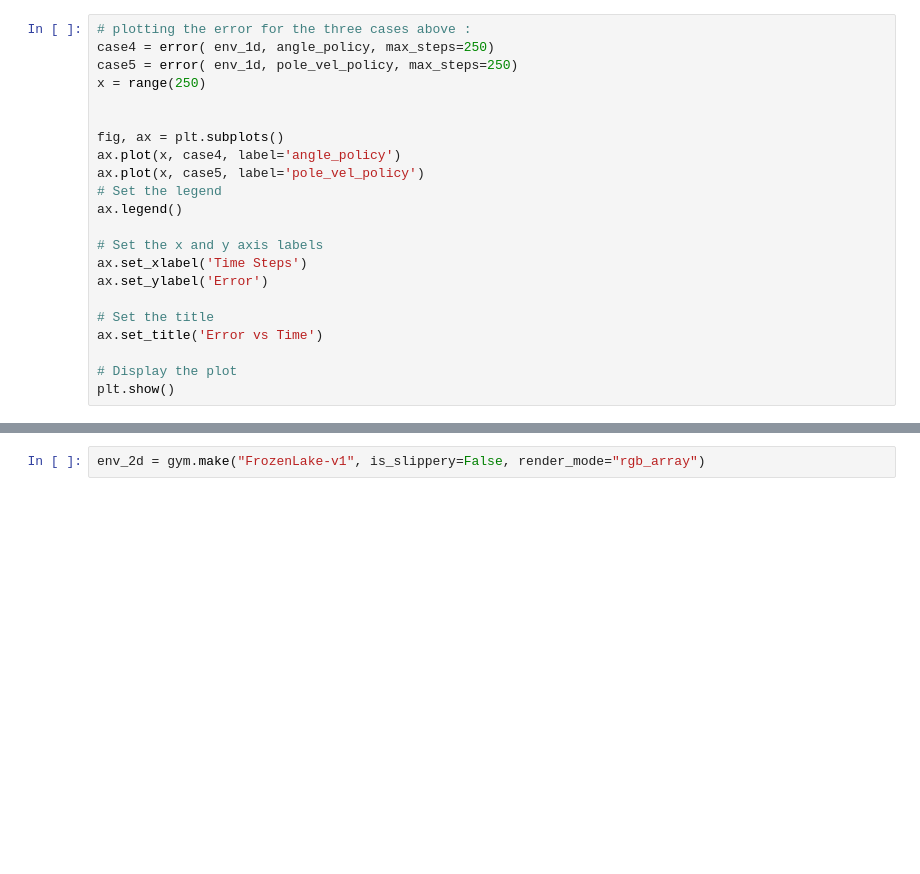
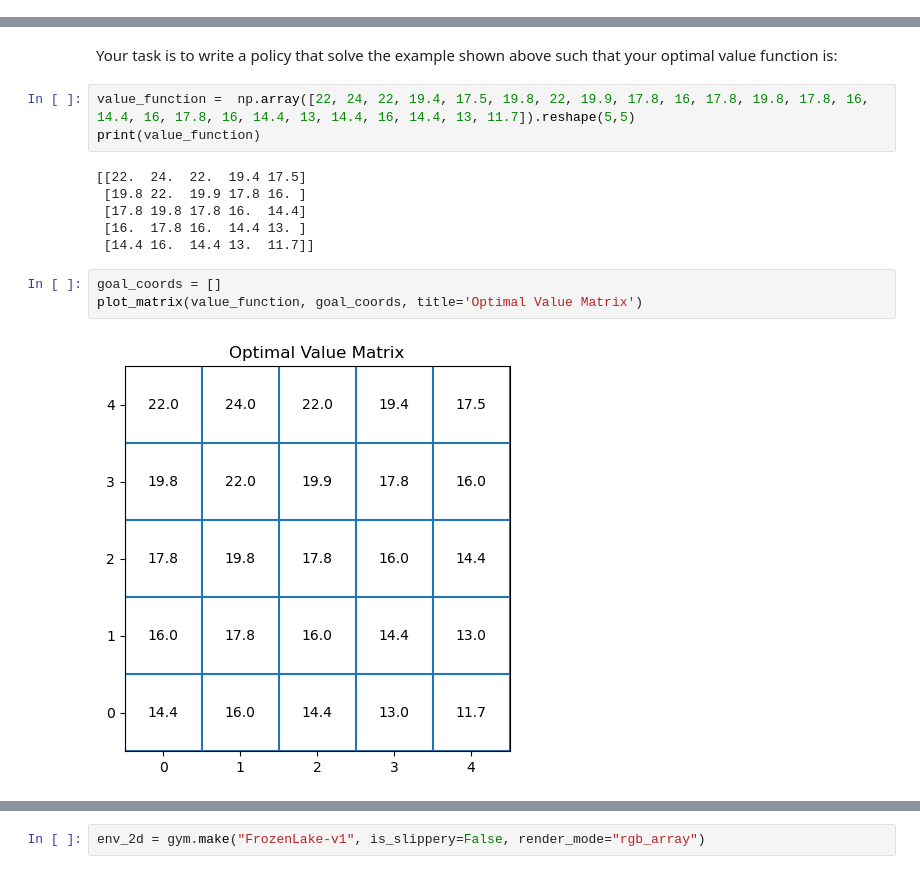
Before and after one commit to MohammedAljahdali/RL_week_kaust_academy, a Jupyter notebook: RL_day2.ipynb, the cells around one changed output, grey strips where cells are left out. Saved outputs shown, nothing was run; the diff lists cells and outputs as text; blank space fills up the shorter version.

```diff
--- a/RL_day2.ipynb
+++ b/RL_day2.ipynb
@@ -218,22 +0,0 @@ Moviepy - video ready video/CartPole-v1.mp4
-# %%
-# plotting the error for the three cases above :
-case4 = error( env_1d, angle_policy, max_steps=250)
-case5 = error( env_1d, pole_vel_policy, max_steps=250)
-x = range(250)
-
-
-fig, ax = plt.subplots()
-ax.plot(x, case4, label='angle_policy')
-ax.plot(x, case5, label='pole_vel_policy')
-# Set the legend
-ax.legend()
-
-# Set the x and y axis labels
-ax.set_xlabel('Time Steps')
-ax.set_ylabel('Error')
-
-# Set the title
-ax.set_title('Error vs Time')
-
-# Display the plot
-plt.show()
@@ -442,0 +267,16 @@ First we start by building the environment, which can be done using Open Ai gym
+# %% [markdown]
+Your task is to write a policy that solve the example shown above such that your optimal value function is:
+# %%
+value_function =  np.array([22, 24, 22, 19.4, 17.5, 19.8, 22, 19.9, 17.8, 16, 17.8, 19.8, 17.8, 16, 14.4, 16, 17.8, 16, 14.4, 13, 14.4, 16, 14.4, 13, 11.7]).reshape(5,5)
+print(value_function)
+# %% [output]
+[[22.  24.  22.  19.4 17.5]
+ [19.8 22.  19.9 17.8 16. ]
+ [17.8 19.8 17.8 16.  14.4]
+ [16.  17.8 16.  14.4 13. ]
+ [14.4 16.  14.4 13.  11.7]]
+# %%
+goal_coords = []
+plot_matrix(value_function, goal_coords, title='Optimal Value Matrix')
+# %% [output]
+[figure, added]
```
Also changed, not shown: parts of 108 cells of this notebook.
